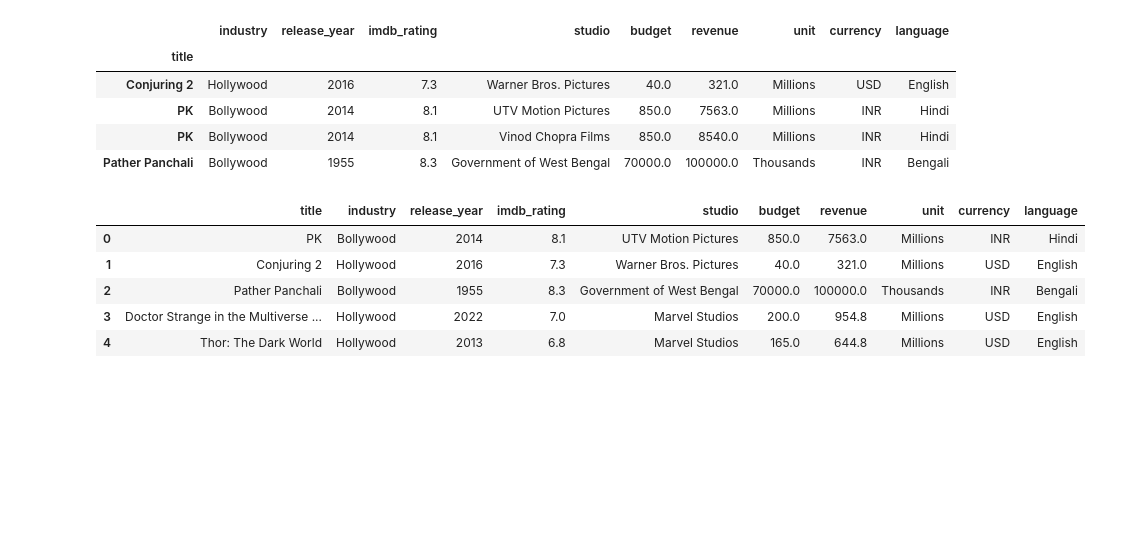
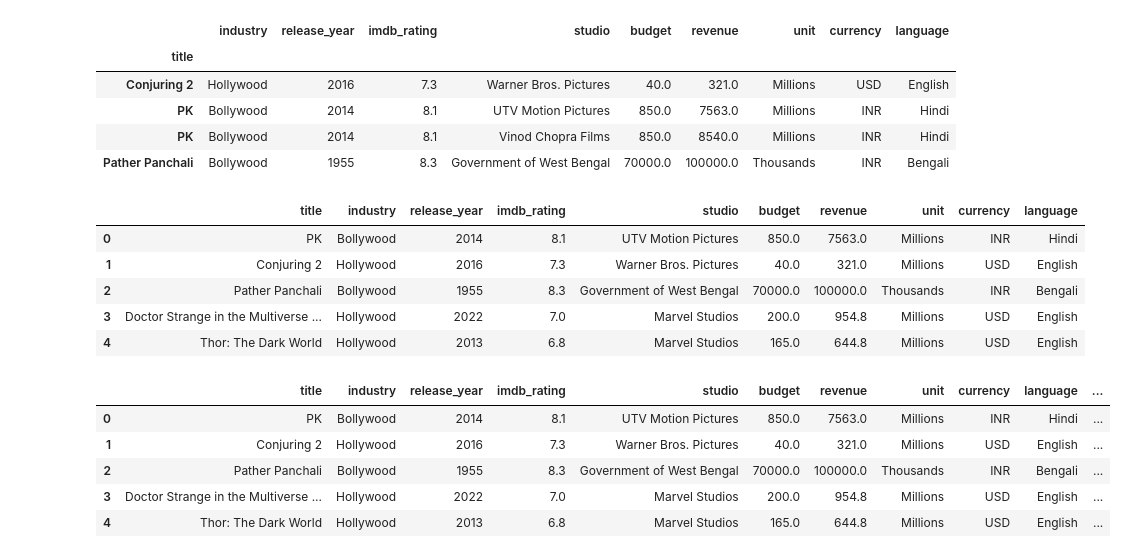
Before and after one commit to Gani25/python_weekend_b1, a Jupyter notebook: pandas/2_basic_oprerations/pandas_operation1.ipynb, the cells around one changed output. Drawn from its saved outputs; the diff is of its cells as text; code cells hidden in the pictures; blank space fills up the shorter version.

```diff
--- a/pandas/2_basic_oprerations/pandas_operation1.ipynb
+++ b/pandas/2_basic_oprerations/pandas_operation1.ipynb
@@ -279,0 +284,12 @@ df_movies.head()
+# %%
+
+df_movies["movies_age"]= df_movies["release_year"].apply(lambda rel_year:  dt.datetime.now().year - rel_year)
+# %%
+df_movies.head()
+# %% [output]
+|  | title | industry | release_year | imdb_rating | studio | budget | revenue | unit | currency | language | ... |
+| 0 | PK | Bollywood | 2014 | 8.1 | UTV Motion Pictures | 850.0 | 7563.0 | Millions | INR | Hindi | ... |
+| 1 | Conjuring 2 | Hollywood | 2016 | 7.3 | Warner Bros. Pictures | 40.0 | 321.0 | Millions | USD | English | ... |
+| 2 | Pather Panchali | Bollywood | 1955 | 8.3 | Government of West Bengal | 70000.0 | 100000.0 | Thousands | INR | Bengali | ... |
+| 3 | Doctor Strange in the Multiverse ... | Hollywood | 2022 | 7.0 | Marvel Studios | 200.0 | 954.8 | Millions | USD | English | ... |
+| 4 | Thor: The Dark World | Hollywood | 2013 | 6.8 | Marvel Studios | 165.0 | 644.8 | Millions | USD | English | ... |
```
Also changed, not shown: parts of 5 cells of this notebook.
